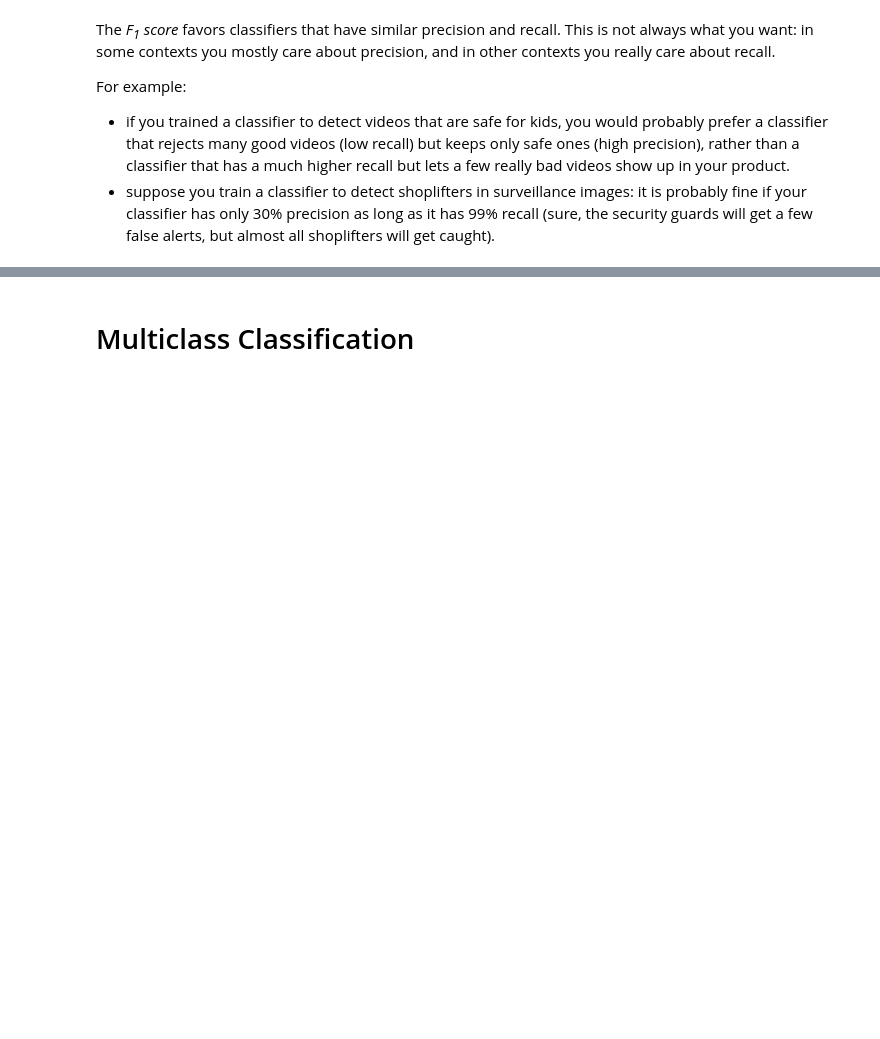
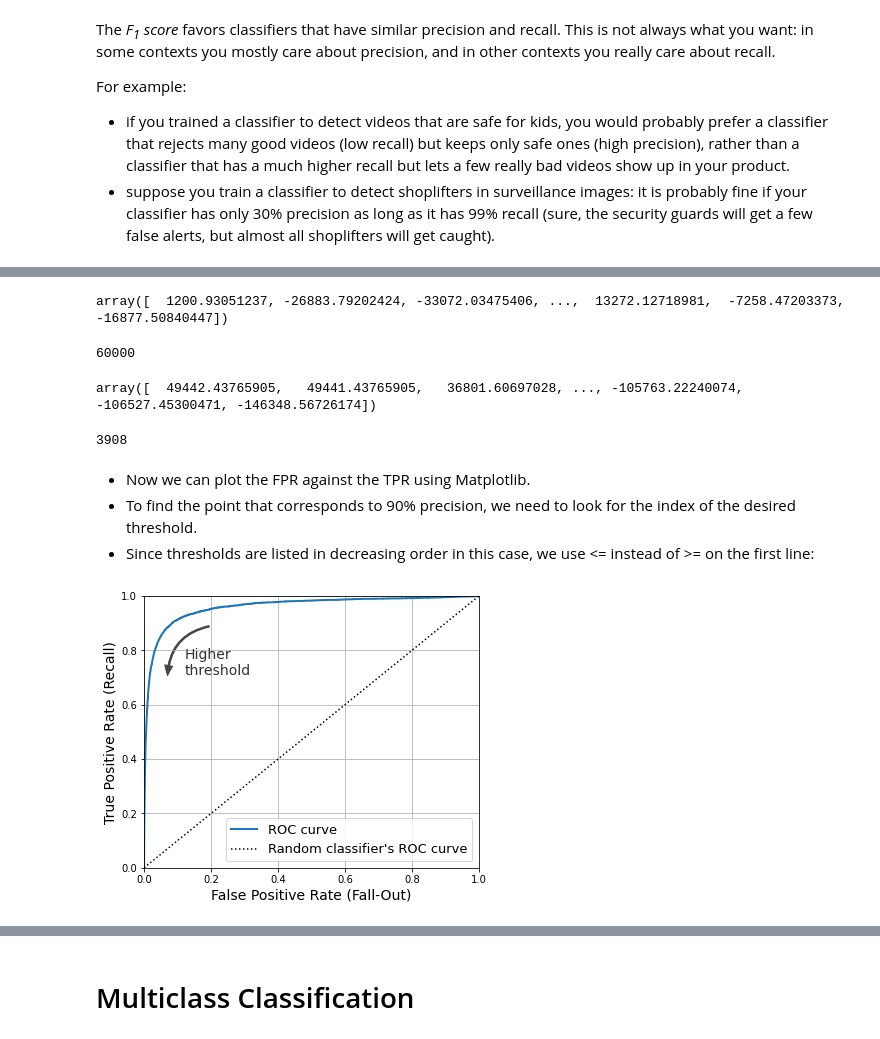
Before and after one commit to jdecorte/ai_ml, a Jupyter notebook: 030-classification.ipynb, the cells around one changed output, grey strips where cells are left out. Cells and saved outputs as stored; diff of their text form; code cells hidden in the pictures; blank space fills up the shorter version.

```diff
--- a/030-classification.ipynb
+++ b/030-classification.ipynb
@@ -180,7 +179,7 @@ create an `SGDClassifier` and train it on the whole training set:
 # %%
 from sklearn.linear_model import SGDClassifier
 
-sgd_clf = SGDClassifier(max_iter=1000, tol=1e-3, random_state=42)
+sgd_clf = SGDClassifier(random_state=42)
 sgd_clf.fit(X_train, y_train_5)
 # %% [output]
 SGDClassifier(random_state=42)
@@ -220,0 +213,6 @@ class Never5Classifier(BaseEstimator):
+# %%
+from sklearn.dummy import DummyClassifier
+
+dummy_clf = DummyClassifier()
+dummy_clf.fit(X_train, y_train_5)
+print(any(dummy_clf.predict(X_train)))  # True if there is at least one "True"
@@ -342,0 +371,49 @@ To understand this trade-off, let’s look at how the SGDClassifier makes its cl
+# %%
+y_scores = cross_val_predict(sgd_clf, X_train, y_train_5, cv=3,method="decision_function")
+
+from sklearn.metrics import roc_curve
+
+fpr, tpr, thresholds = roc_curve(y_train_5, y_scores)
+# %%
+y_scores
+# %% [output]
+array([  1200.93051237, -26883.79202424, -33072.03475406, ...,  13272.12718981,  -7258.47203373, -16877.50840447])
+# %%
+len(y_scores)
+# %% [output]
+60000
+# %%
+thresholds
+# %% [output]
+array([  49442.43765905,   49441.43765905,   36801.60697028, ..., -105763.22240074, -106527.45300471, -146348.56726174])
+# %%
+len(thresholds)
+# %% [output]
+3908
+# %% [markdown]
+- Now we can plot the FPR against the TPR using Matplotlib.
+- To find the point that corresponds to 90% precision, we need to look for the index of the desired threshold.
+- Since thresholds are listed in decreasing order in this case, we use <= instead of >= on the first line:
+# %%
+import matplotlib.patches as patches  # extra code – for the curved arrow
+
+plt.figure(figsize=(6, 5))  # extra code – not needed, just formatting
+plt.plot(fpr, tpr, linewidth=2, label="ROC curve")
+plt.plot([0, 1], [0, 1], 'k:', label="Random classifier's ROC curve")
+
+# extra code – just beautifies the figure with the curved arrow
+plt.gca().add_patch(patches.FancyArrowPatch(
+     (0.20, 0.89), (0.07, 0.70),
+     connectionstyle="arc3,rad=.4",
+     arrowstyle="Simple, tail_width=1.5, head_width=8, head_length=10",
+     color="#444444"))
+plt.text(0.12, 0.71, "Higher\nthreshold", color="#333333")
+plt.xlabel('False Positive Rate (Fall-Out)')
+plt.ylabel('True Positive Rate (Recall)')
+plt.grid()
+plt.axis([0, 1, 0, 1])
+plt.legend(loc="lower right", fontsize=13)
+
+plt.show()
+# %% [output]
+[figure, added]
```
Also changed, not shown: parts of 64 cells of this notebook, 4 other files.
